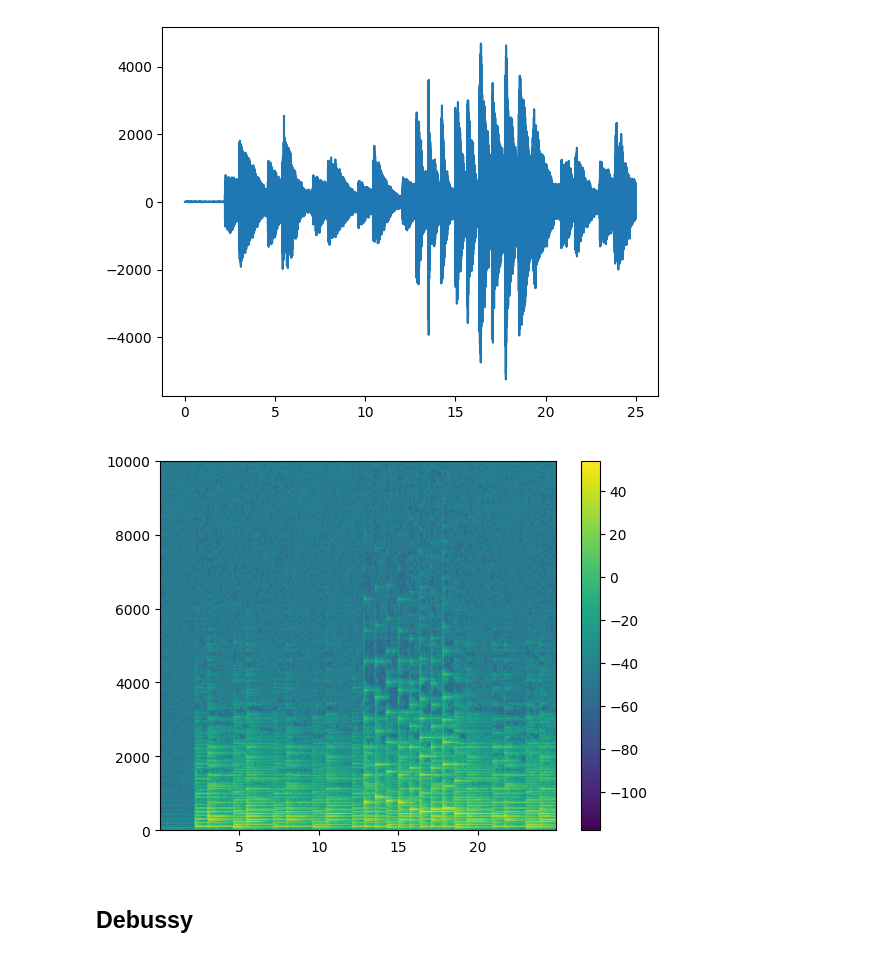
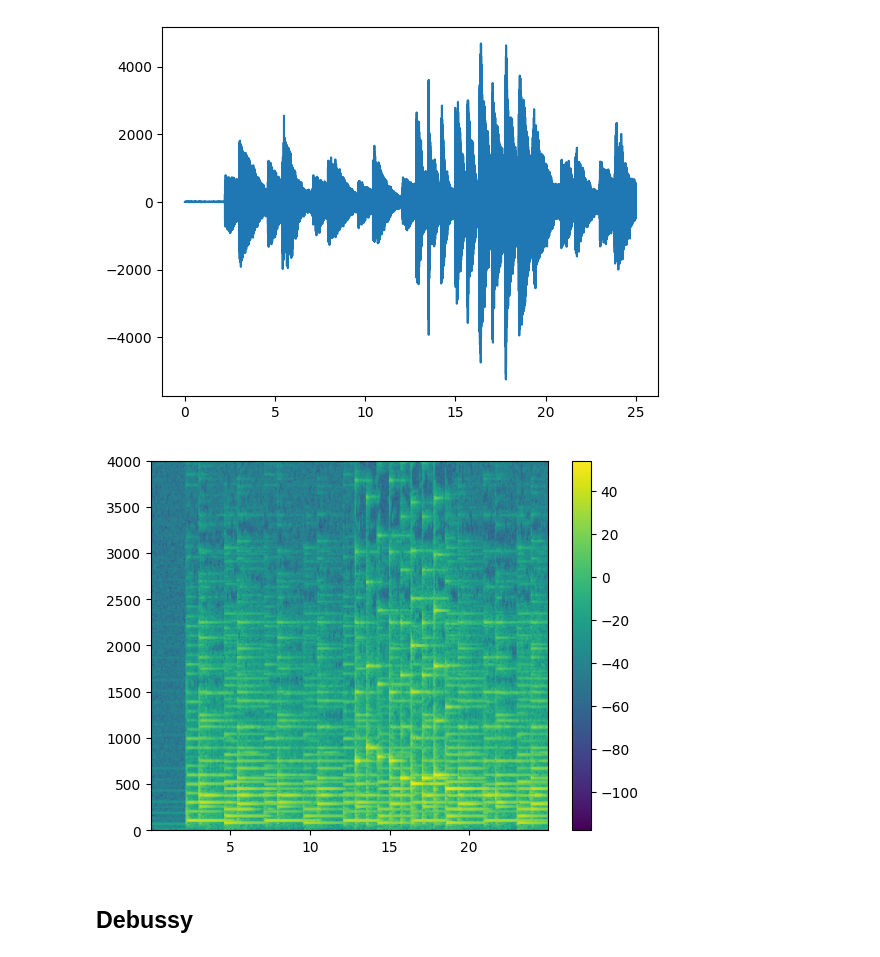
Before and after one commit to andresroliveira/FourierAnalysis, a Jupyter notebook: notebook.ipynb, the cells around one changed output. Cells and saved outputs as stored; diff of their text form; code cells hidden in the pictures.

```diff
--- a/notebook.ipynb
+++ b/notebook.ipynb
@@ -194,10 +201,10 @@ plt.show()
 # %%
 plt.specgram(satie, NFFT=4096, Fs=sr_satie)
 plt.colorbar()
-plt.ylim(0, 10000)
+plt.ylim(0, 4000)
 plt.show()
 # %% [output]
-[figure, old version]
+[figure, new version]
 # %% [markdown]
 ## Debussy
 # %%
```
Also changed, not shown: parts of 9 cells of this notebook, 2 other files.
